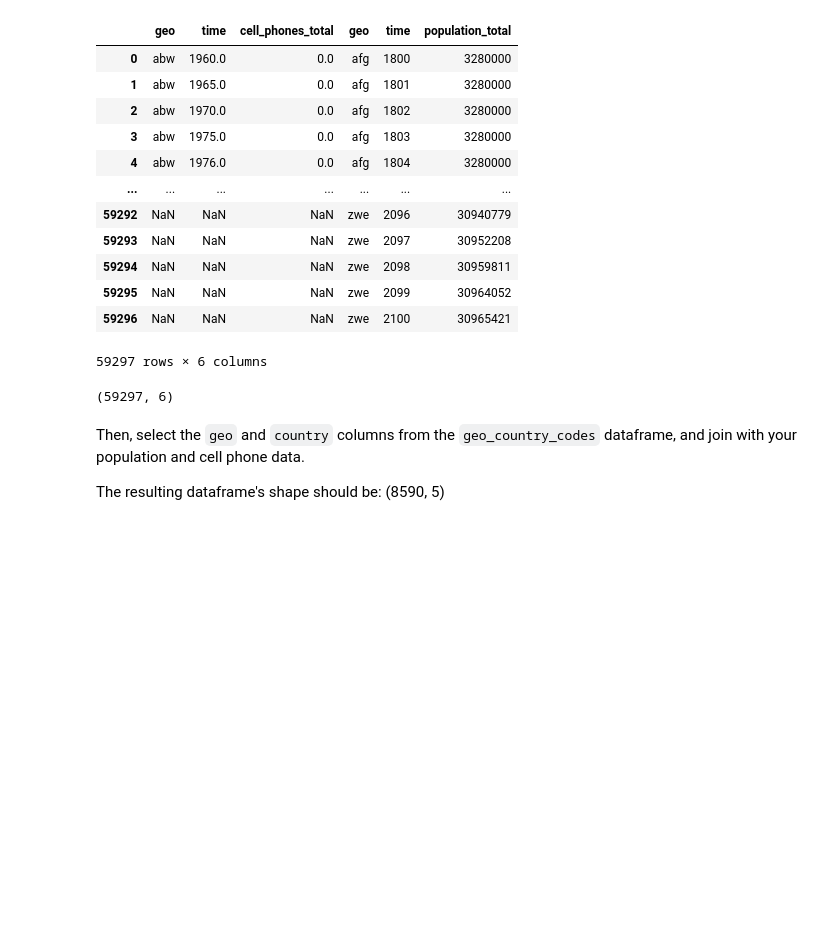
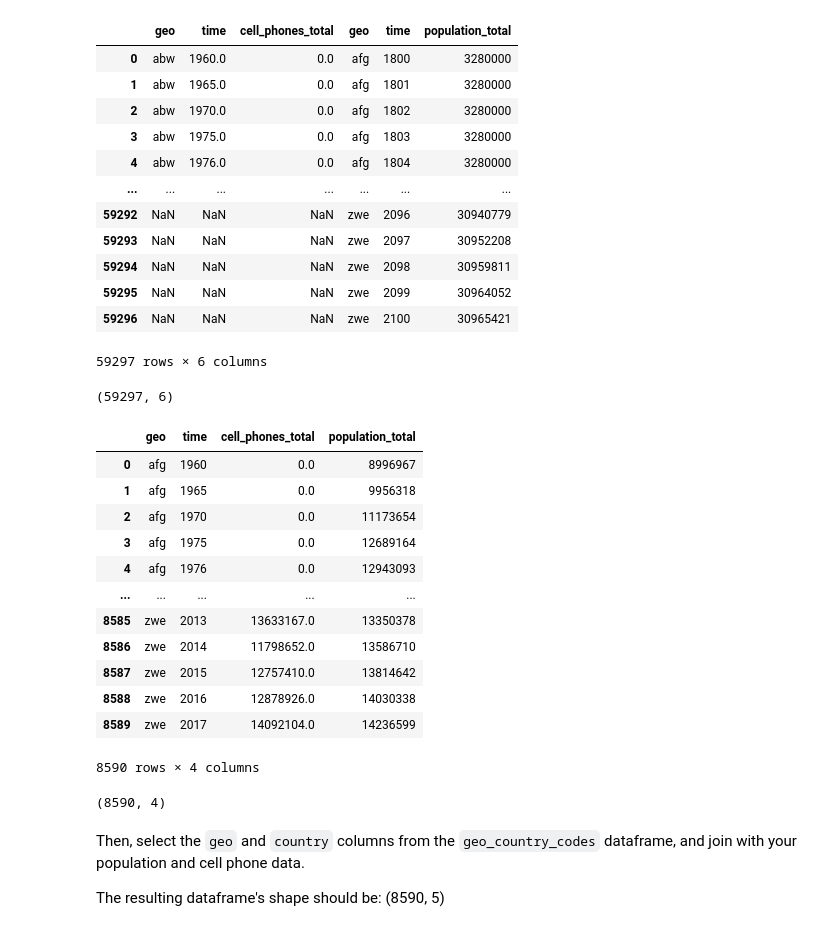
Before and after one commit to marianvinas/DS-Unit-1-Sprint-1-Data-Wrangling-and-Storytelling-1, a Jupyter notebook: DS_Unit_1_Sprint_Challenge_1_Data_Wrangling_and_Storytelling.ipynb, the cells around one changed output. Drawn from its saved outputs; the diff is of its cells as text; code cells hidden in the pictures; blank space fills up the shorter version.

```diff
--- a/DS_Unit_1_Sprint_Challenge_1_Data_Wrangling_and_Storytelling.ipynb
+++ b/DS_Unit_1_Sprint_Challenge_1_Data_Wrangling_and_Storytelling.ipynb
@@ -123,6 +123,27 @@ cellphones_population
 cellphones_population.shape
 # %% [output]
 (59297, 6)
+# %%
+final = pd.merge(cell_phones, population, how='inner', on=['time', 'geo'])
+final
+# %% [output]
+|  | geo | time | cell_phones_total | population_total |
+| 0 | afg | 1960 | 0.0 | 8996967 |
+| 1 | afg | 1965 | 0.0 | 9956318 |
+| 2 | afg | 1970 | 0.0 | 11173654 |
+| 3 | afg | 1975 | 0.0 | 12689164 |
+| 4 | afg | 1976 | 0.0 | 12943093 |
+| ... | ... | ... | ... | ... |
+| 8585 | zwe | 2013 | 13633167.0 | 13350378 |
+| 8586 | zwe | 2014 | 11798652.0 | 13586710 |
+| 8587 | zwe | 2015 | 12757410.0 | 13814642 |
+| 8588 | zwe | 2016 | 12878926.0 | 14030338 |
+| 8589 | zwe | 2017 | 14092104.0 | 14236599 |
+8590 rows × 4 columns
+# %%
+final.shape
+# %% [output]
+(8590, 4)
 # %% [markdown]
 Then, select the `geo` and `country` columns from the `geo_country_codes` dataframe, and join with your population and cell phone data.
 
```
Also changed, not shown: parts of 4 cells of this notebook.
